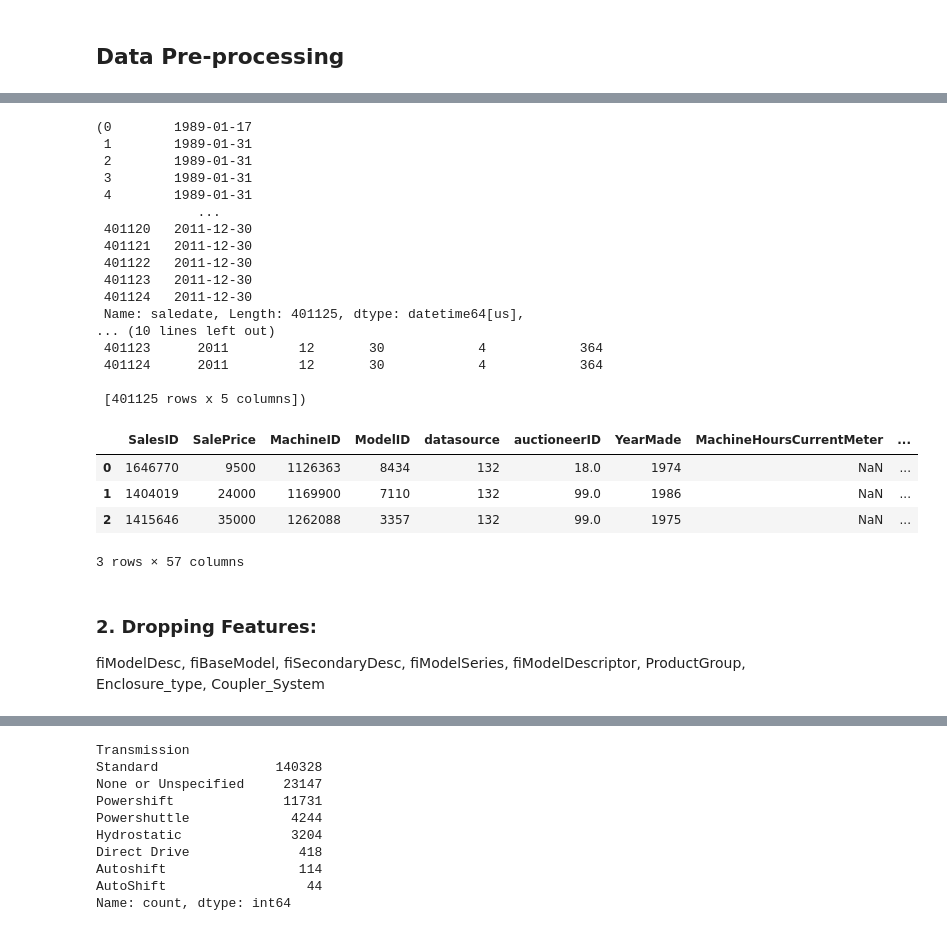
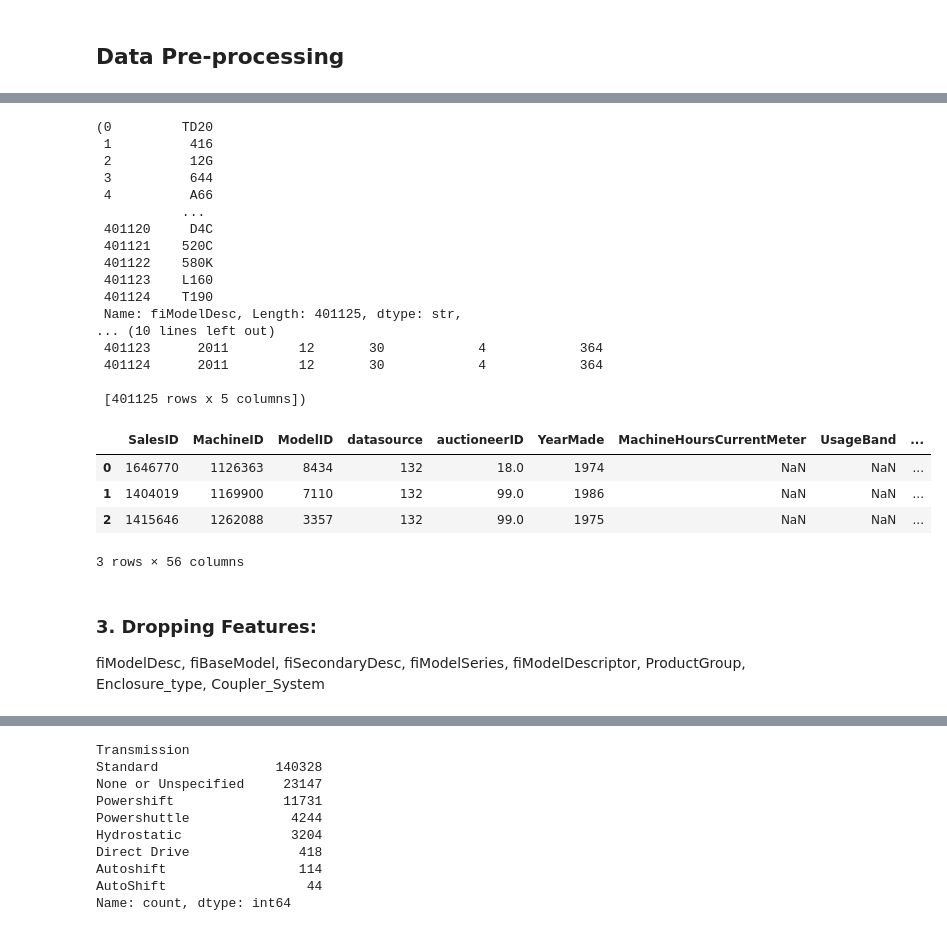
Before and after one commit to Eleanor-git/Regression_Bulldozer, a Jupyter notebook: Bulldozer_price_regression.ipynb, the cells around one changed output, grey strips where cells are left out. Saved outputs shown, nothing was run; the diff lists cells and outputs as text; code cells hidden in the pictures.

```diff
--- a/Bulldozer_price_regression.ipynb
+++ b/Bulldozer_price_regression.ipynb
@@ -519 +518,12 @@ df = train_df.copy()
+# %%
+# Split training data into features and targets
+X_train = train_df.drop("SalePrice", axis = 1)
+y_train = train_df["SalePrice"]
+
+# Split validation data into features and targets
+valid_sol_df = pd.read_csv("./data/ValidSolution.csv")
+valid_df["SalePrice"] = valid_df["SalesID"].map(valid_sol_df.set_index("SalesID")["SalePrice"])
+
+X_valid = valid_df.drop(["SalePrice"], axis = 1)
+y_valid = valid_df["SalePrice"]
 # %% [markdown]
@@ -524,7 +534,7 @@ df = train_df.copy()
 # %%
-df['saledate'] = pd.to_datetime(df['saledate'])
-df.sort_values(by = "saledate",
+X_train['saledate'] = pd.to_datetime(X_train['saledate'])
+X_train.sort_values(by = "saledate",
                ignore_index=True,
               inplace = True)
-df.head(3)
+X_train.head(3)
 # %% [output]
@@ -538,23 +548,23 @@ df.head(3)
 # %%
-df['saleYear'] = df['saledate'].dt.year
-df['saleMonth'] = df['saledate'].dt.month
-df['saleDay'] = df['saledate'].dt.day
-df['saleWeekday'] = df['saledate'].dt.dayofweek
-df['saleDayOfYear'] = df['saledate'].dt.dayofyear
-df.iloc[:,9], df.iloc[:,-5:] # checking 'saledate' and the other datetime features
+X_train['saleYear'] = X_train['saledate'].dt.year
+X_train['saleMonth'] = X_train['saledate'].dt.month
+X_train['saleDay'] = X_train['saledate'].dt.day
+X_train['saleWeekday'] = X_train['saledate'].dt.dayofweek
+X_train['saleDayOfYear'] = X_train['saledate'].dt.dayofyear
+X_train.iloc[:,9], X_train.iloc[:,-5:] # checking the 9th column, which was the column - "saledate",  and the other datetime features
 # %% [output]
-(0        1989-01-17
- 1        1989-01-31
- 2        1989-01-31
- 3        1989-01-31
- 4        1989-01-31
-             ...
- 401120   2011-12-30
- 401121   2011-12-30
- 401122   2011-12-30
- 401123   2011-12-30
- 401124   2011-12-30
- Name: saledate, Length: 401125, dtype: datetime64[us],
+(0         TD20
+ 1          416
+ 2          12G
+ 3          644
+ 4          A66
+           ...
+ 401120     D4C
+ 401121    520C
+ 401122    580K
+ 401123    L160
+ 401124    T190
+ Name: fiModelDesc, Length: 401125, dtype: str,
 ... (10 lines left out)
  401123      2011         12       30            4            364
  401124      2011         12       30            4            364
@@ -563,16 +573,16 @@ df.iloc[:,9], df.iloc[:,-5:] # checking 'saledate' and the other datetime featur
 # %%
 # Removing 'saledate' as we have enriched our dataset with date time features.
 
-df.drop(['saledate'], axis = 1, inplace = True)
-df.head(3)
+X_train.drop(['saledate'], axis = 1, inplace = True)
+X_train.head(3)
 # %% [output]
-|  | SalesID | SalePrice | MachineID | ModelID | datasource | auctioneerID | YearMade | MachineHoursCurrentMeter | ... |
-| 0 | 1646770 | 9500 | 1126363 | 8434 | 132 | 18.0 | 1974 | NaN | ... |
-| 1 | 1404019 | 24000 | 1169900 | 7110 | 132 | 99.0 | 1986 | NaN | ... |
-| 2 | 1415646 | 35000 | 1262088 | 3357 | 132 | 99.0 | 1975 | NaN | ... |
+|  | SalesID | MachineID | ModelID | datasource | auctioneerID | YearMade | MachineHoursCurrentMeter | UsageBand | ... |
+| 0 | 1646770 | 1126363 | 8434 | 132 | 18.0 | 1974 | NaN | NaN | ... |
+| 1 | 1404019 | 1169900 | 7110 | 132 | 99.0 | 1986 | NaN | NaN | ... |
+| 2 | 1415646 | 1262088 | 3357 | 132 | 99.0 | 1975 | NaN | NaN | ... |
-3 rows × 57 columns
+3 rows × 56 columns
 # %% [markdown]
-### 2. Dropping Features:
+### 3. Dropping Features:
 
 fiModelDesc, fiBaseModel, fiSecondaryDesc, fiModelSeries, fiModelDescriptor, ProductGroup, Enclosure_type, Coupler_System
 # %%
```
Also changed, not shown: parts of 40 cells of this notebook.
